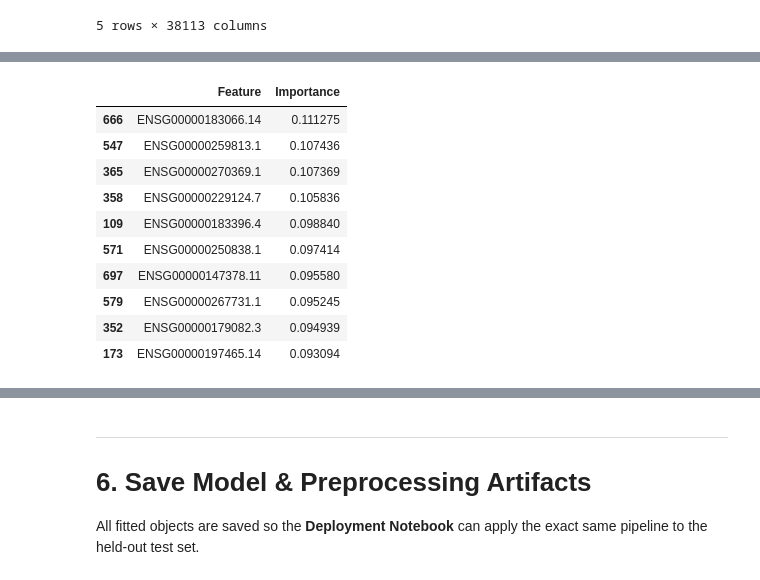
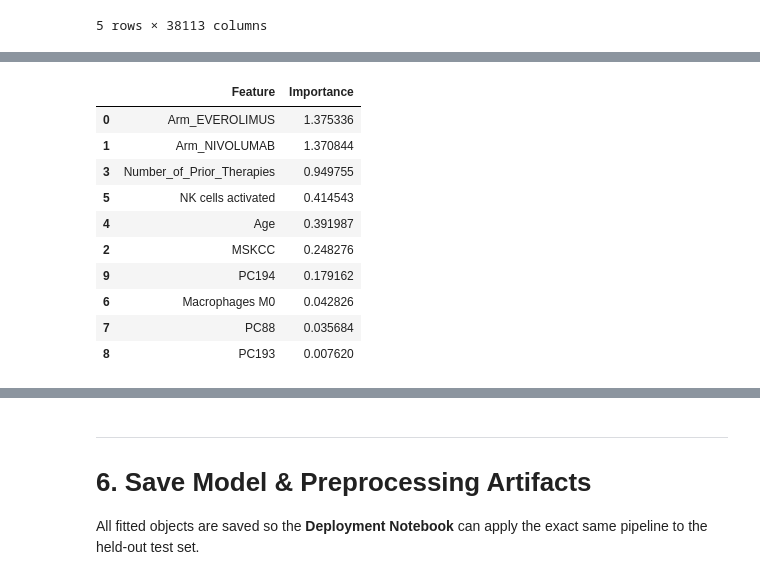
Before and after one commit to trinhthechuong/Hackathon_DIGPHAT, a Jupyter notebook: My_Model_Devepmemt.ipynb, the cells around one changed output, grey strips where cells are left out. Cells and saved outputs as stored; diff of their text form; code cells hidden in the pictures.

````diff
--- a/My_Model_Devepmemt.ipynb
+++ b/My_Model_Devepmemt.ipynb
@@ -441,8 +549,0 @@ We use **L2-regularised Logistic Regression** to perform embedded feature select
-# %%
-model = LogisticRegression(penalty='l1', C=0.1, random_state=RANDOM_STATE,solver='saga')
-model.fit(X_train_final, y_train)
-selector = SelectFromModel(model, prefit=True)
-
-X_train_sel = selector.transform(X_train_final)
-print(f"Original feature count: {X_train_final.shape[1]}")
-print(f"Selected feature count: {X_train_sel.shape[1]}")
@@ -467,3 +565,21 @@ from sklearn.decomposition import PCA
 pca = PCA(n_components=0.95, random_state=RANDOM_STATE)
 train_pca_result = pca.fit_transform(X_train_transcriptomic_scaled)
 ```
+# %%
+pca = PCA(n_components=0.95, random_state=RANDOM_STATE)
+train_pca_result = pca.fit_transform(train_trans_scaled)
+n_pcs = train_pca_result.shape[1]
+pca_columns = [f'PC{i+1}' for i in range(n_pcs)]
+train_pca_df = pd.DataFrame(
+    train_pca_result,
+    columns=pca_columns,
+    index=train_trans_scaled.index)
+
+df_train_all_pca = pd.concat([
+    train_clinical_processed,  # Dữ liệu lâm sàng (Clinical)
+    train_pathway_scaled,      # Dữ liệu Pathways
+    deconv_clr_df,             # Dữ liệu Deconvolution (miễn dịch)
+    train_pca_df               # Dữ liệu Transcriptomic đã được giảm chiều qua PCA
+], axis=1)
+
+X_train_pca = df_train_all_pca.drop(columns = ['Patient_ID', 'Response'])
@@ -497,22 +652,28 @@ matthews_corrcoef          0.899±0.130
 # %%
-# Feature importance from logistic regression coefficients
-model.fit(X_train_sel, y_train)
-feature_importance = np.abs(model.coef_[0])
-feature_names = X_train_final.columns[selector.get_support()]
+# Feature importance from the pipeline's logistic regression coefficients
+pipeline.fit(X_train_pca, y_train)
+
+# Extract the fitted steps
+fitted_selector = pipeline.named_steps['feature selector']
+fitted_logit = pipeline.named_steps['classifier']
+
+feature_importance = np.abs(fitted_logit.coef_[0])
+feature_names = X_train_pca.columns[fitted_selector.get_support()]
+
 feat_imp_df = pd.DataFrame({
     'Feature': feature_names,
     'Importance': feature_importance
 }).sort_values(by='Importance', ascending=False)
 display(feat_imp_df.head(10))
 # %% [output]
 |  | Feature | Importance |
-| 666 | ENSG00000183066.14 | 0.111275 |
-| 547 | ENSG00000259813.1 | 0.107436 |
-| 365 | ENSG00000270369.1 | 0.107369 |
-| 358 | ENSG00000229124.7 | 0.105836 |
-| 109 | ENSG00000183396.4 | 0.098840 |
-| 571 | ENSG00000250838.1 | 0.097414 |
-| 697 | ENSG00000147378.11 | 0.095580 |
-| 579 | ENSG00000267731.1 | 0.095245 |
-| 352 | ENSG00000179082.3 | 0.094939 |
-| 173 | ENSG00000197465.14 | 0.093094 |
+| 0 | Arm_EVEROLIMUS | 1.375336 |
+| 1 | Arm_NIVOLUMAB | 1.370844 |
+| 3 | Number_of_Prior_Therapies | 0.949755 |
+| 5 | NK cells activated | 0.414543 |
+| 4 | Age | 0.391987 |
+| 2 | MSKCC | 0.248276 |
+| 9 | PC194 | 0.179162 |
+| 6 | Macrophages M0 | 0.042826 |
+| 7 | PC88 | 0.035684 |
+| 8 | PC193 | 0.007620 |
````
Also changed, not shown: parts of 26 cells of this notebook, 4 other files.
